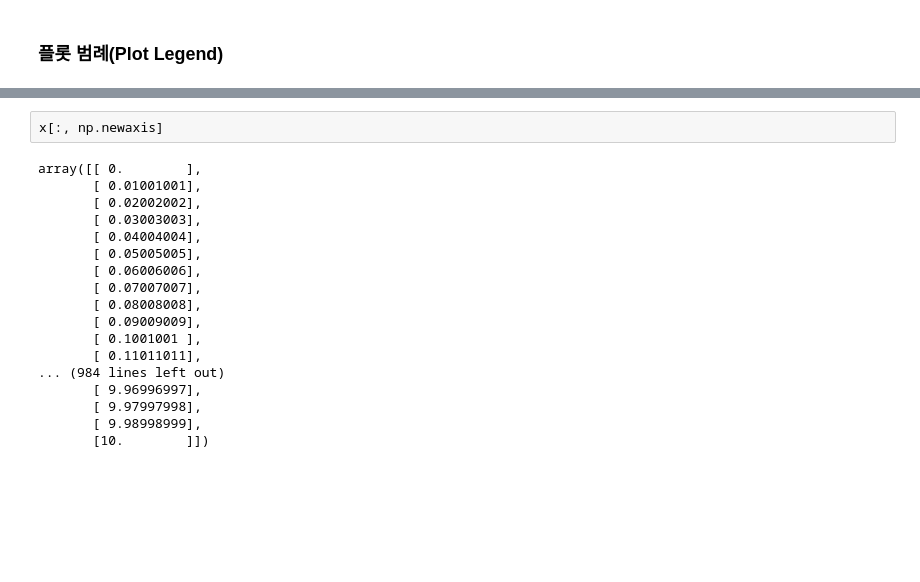
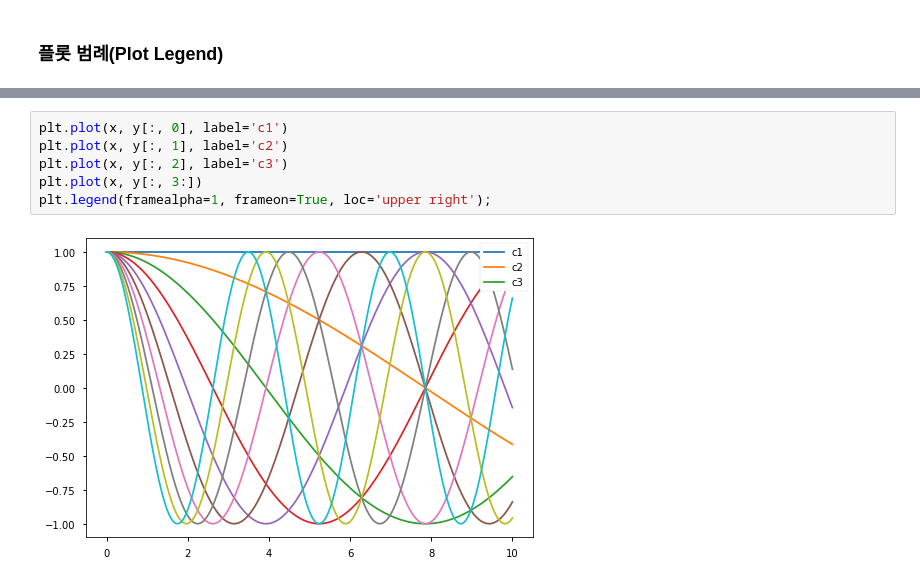
Before and after one commit to kksonge/cakd3_review, a Jupyter notebook: Matplotlib.ipynb, the cells around one changed output, grey strips where cells are left out. Cells and saved outputs as stored; diff of their text form; blank space fills up the shorter version.

```diff
--- a/Matplotlib.ipynb
+++ b/Matplotlib.ipynb
@@ -223,20 +220,8 @@ plt.legend(lines[:3], ['c1','c2','c3']);
-# %%
-x[:, np.newaxis]
-# %% [output]
-array([[ 0.        ],
-       [ 0.01001001],
-       [ 0.02002002],
-       [ 0.03003003],
-       [ 0.04004004],
-       [ 0.05005005],
-       [ 0.06006006],
-       [ 0.07007007],
-       [ 0.08008008],
-       [ 0.09009009],
-       [ 0.1001001 ],
-       [ 0.11011011],
-... (984 lines left out)
-       [ 9.96996997],
-       [ 9.97997998],
-       [ 9.98998999],
-       [10.        ]])
+# %%
+plt.plot(x, y[:, 0], label='c1')
+plt.plot(x, y[:, 1], label='c2')
+plt.plot(x, y[:, 2], label='c3')
+plt.plot(x, y[:, 3:])
+plt.legend(framealpha=1, frameon=True, loc='upper right');
+# %% [output]
+[figure, added]
```
Also changed, not shown: parts of 60 cells of this notebook.
